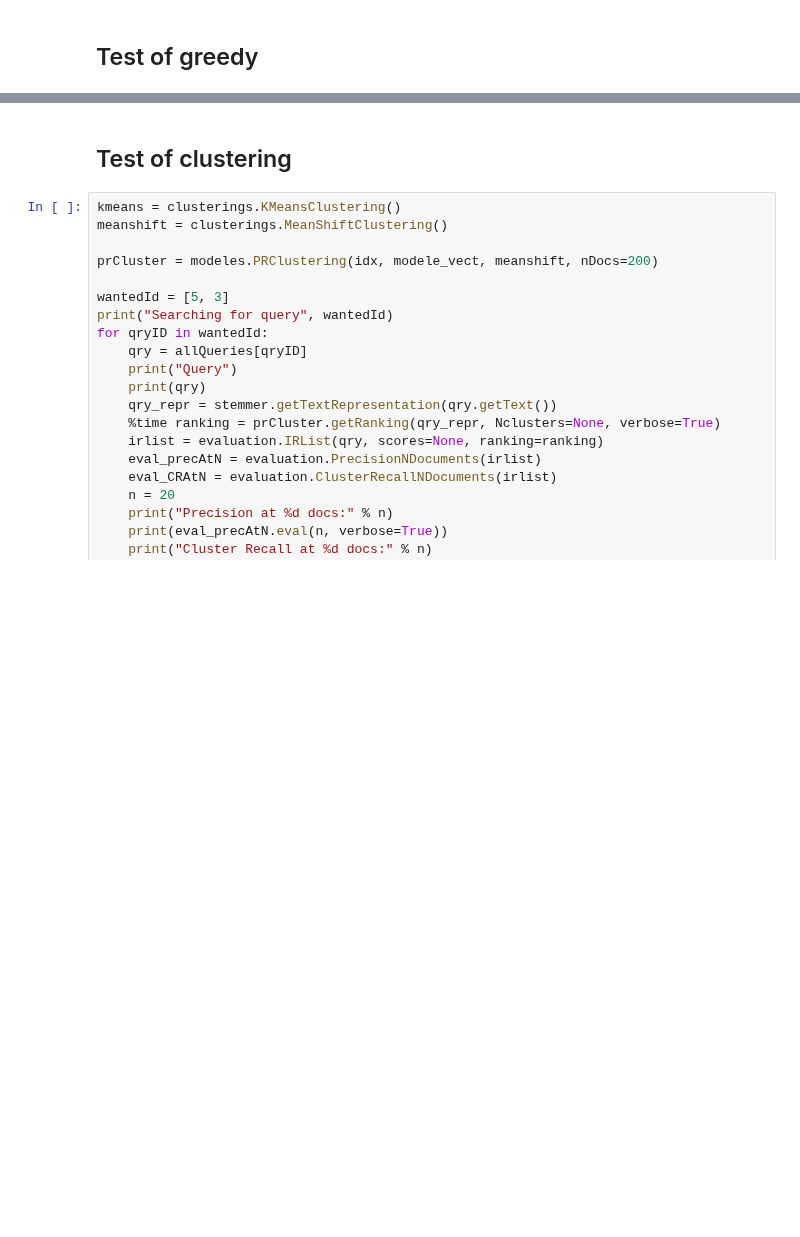
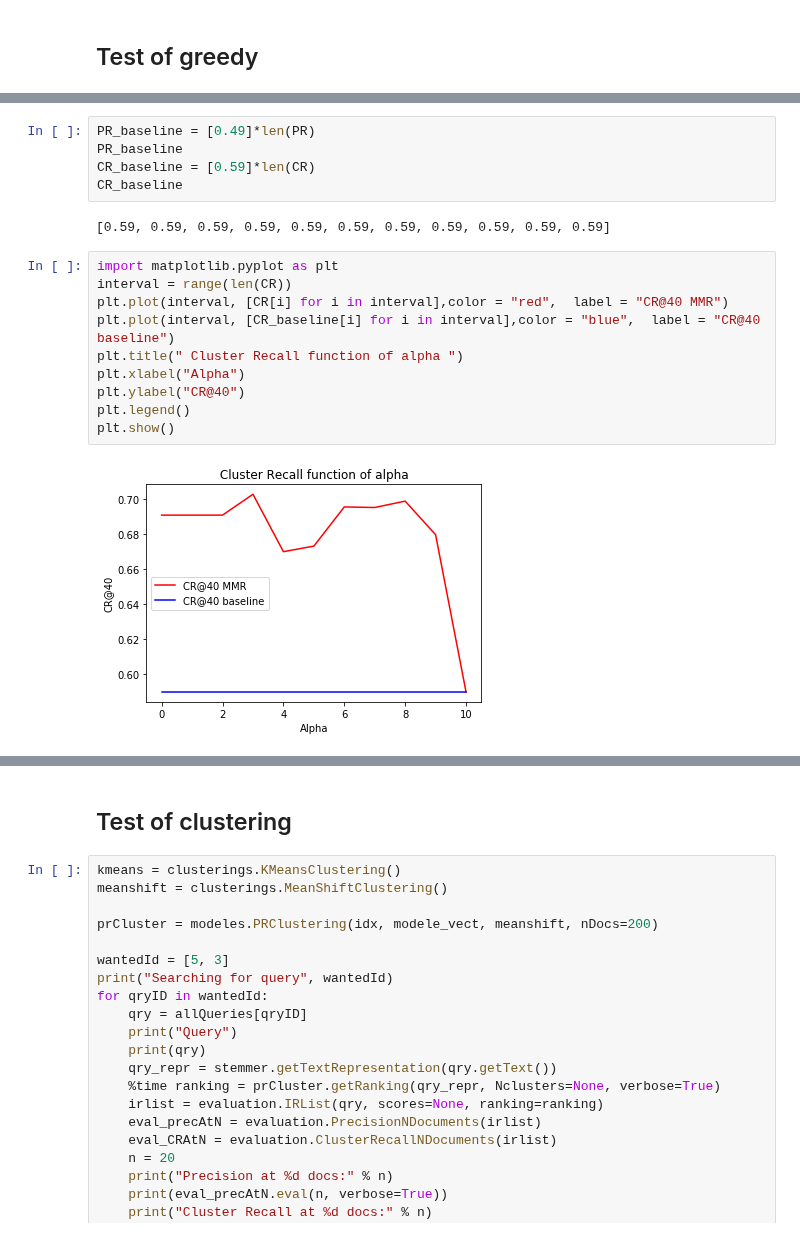
Before and after one commit to LoicH/RI, a Jupyter notebook: 1-text/part3.ipynb, the cells around one changed output, grey strips where cells are left out. Cells and saved outputs as stored; diff of their text form; blank space fills up the shorter version.

```diff
--- a/1-text/part3.ipynb
+++ b/1-text/part3.ipynb
@@ -101,0 +147,19 @@ Done.
+# %%
+PR_baseline = [0.49]*len(PR)
+PR_baseline
+CR_baseline = [0.59]*len(CR)
+CR_baseline
+# %% [output]
+[0.59, 0.59, 0.59, 0.59, 0.59, 0.59, 0.59, 0.59, 0.59, 0.59, 0.59]
+# %%
+import matplotlib.pyplot as plt
+interval = range(len(CR))
+plt.plot(interval, [CR[i] for i in interval],color = "red",  label = "CR@40 MMR")
+plt.plot(interval, [CR_baseline[i] for i in interval],color = "blue",  label = "CR@40 baseline")
+plt.title(" Cluster Recall function of alpha ")
+plt.xlabel("Alpha")
+plt.ylabel("CR@40")
+plt.legend()
+plt.show()
+# %% [output]
+[figure, added]
```
Also changed, not shown: parts of 13 cells of this notebook, 1 other file.
